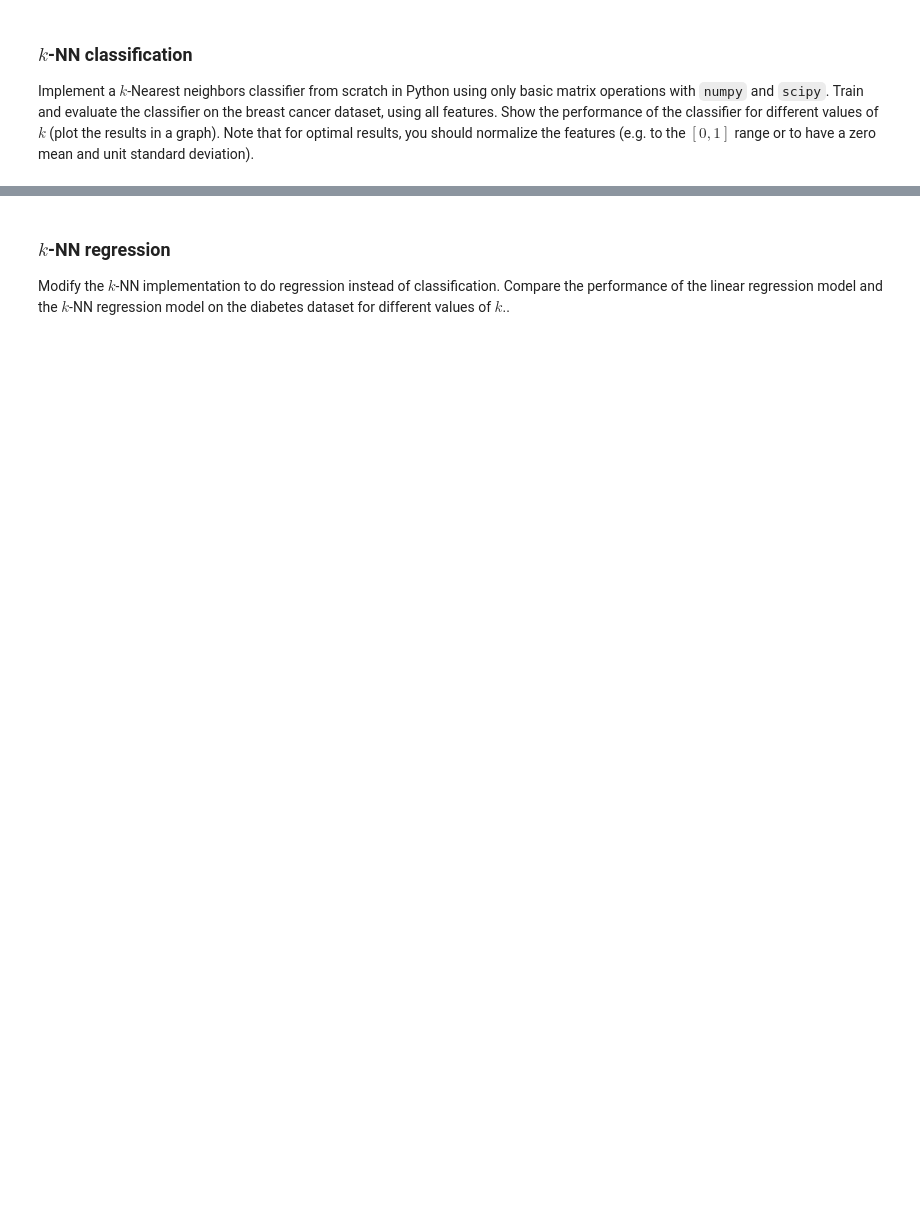
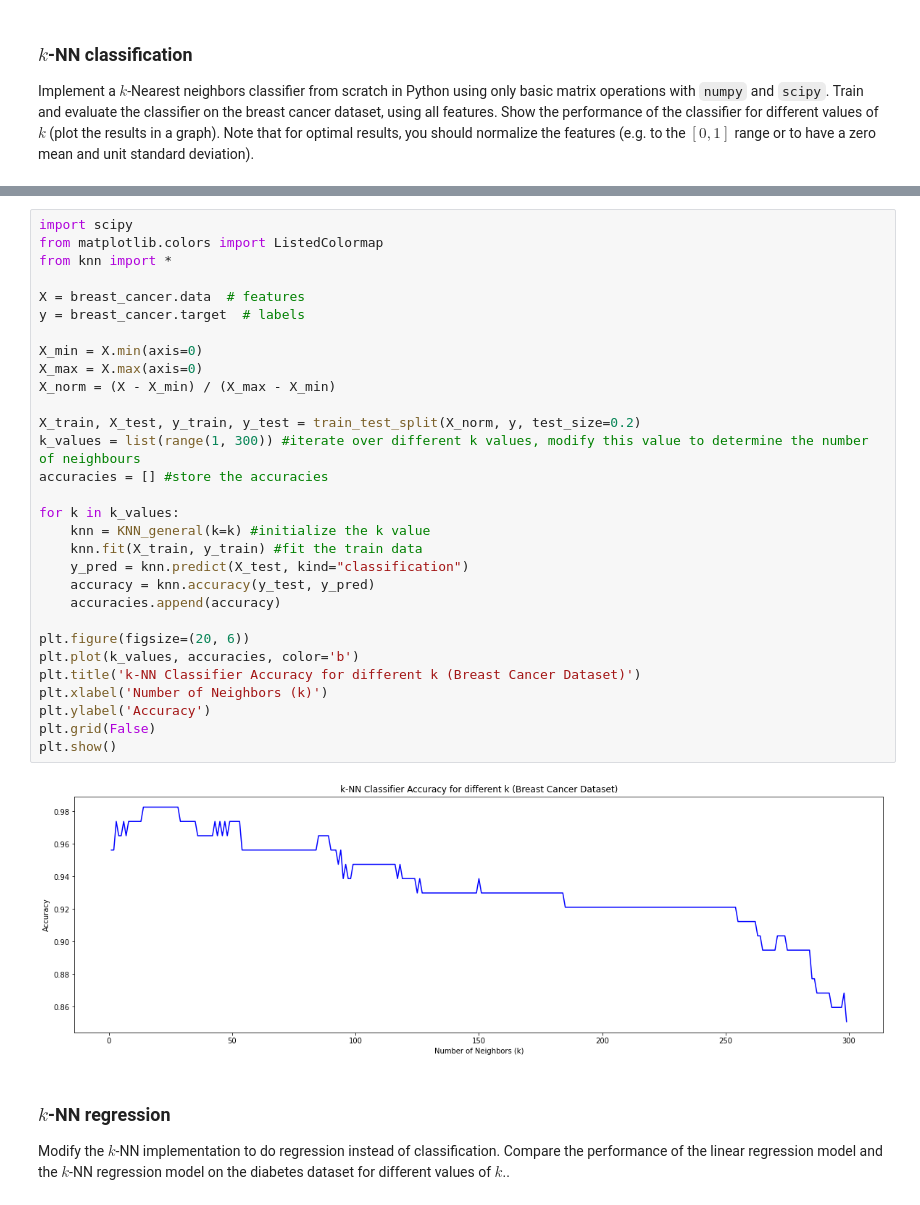
Before and after one commit to bram-boerenkamp/8dm50-machine-learning-master, a Jupyter notebook: practicals/week_1.ipynb, the cells around one changed output, grey strips where cells are left out. Drawn from its saved outputs; the diff is of its cells as text; blank space fills up the shorter version.

```diff
--- a/practicals/week_1.ipynb
+++ b/practicals/week_1.ipynb
@@ -299,3 +242,35 @@ plt.show()
+# %%
+import scipy
+from matplotlib.colors import ListedColormap
+from knn import *
+
+X = breast_cancer.data  # features
+y = breast_cancer.target  # labels
+
+X_min = X.min(axis=0)
+X_max = X.max(axis=0)
+X_norm = (X - X_min) / (X_max - X_min)
+
+X_train, X_test, y_train, y_test = train_test_split(X_norm, y, test_size=0.2)
+k_values = list(range(1, 300)) #iterate over different k values, modify this value to determine the number of neighbours
+accuracies = [] #store the accuracies
+
+for k in k_values:
+    knn = KNN_general(k=k) #initialize the k value
+    knn.fit(X_train, y_train) #fit the train data
+    y_pred = knn.predict(X_test, kind="classification")
+    accuracy = knn.accuracy(y_test, y_pred)
+    accuracies.append(accuracy)
+
+plt.figure(figsize=(20, 6))
+plt.plot(k_values, accuracies, color='b')
+plt.title('k-NN Classifier Accuracy for different k (Breast Cancer Dataset)')
+plt.xlabel('Number of Neighbors (k)')
+plt.ylabel('Accuracy')
+plt.grid(False)
+plt.show()
+# %% [output]
+[figure, added]
 # %% [markdown]
 ### $k$-NN regression
 
```
Also changed, not shown: parts of 10 cells of this notebook, 3 other files.
